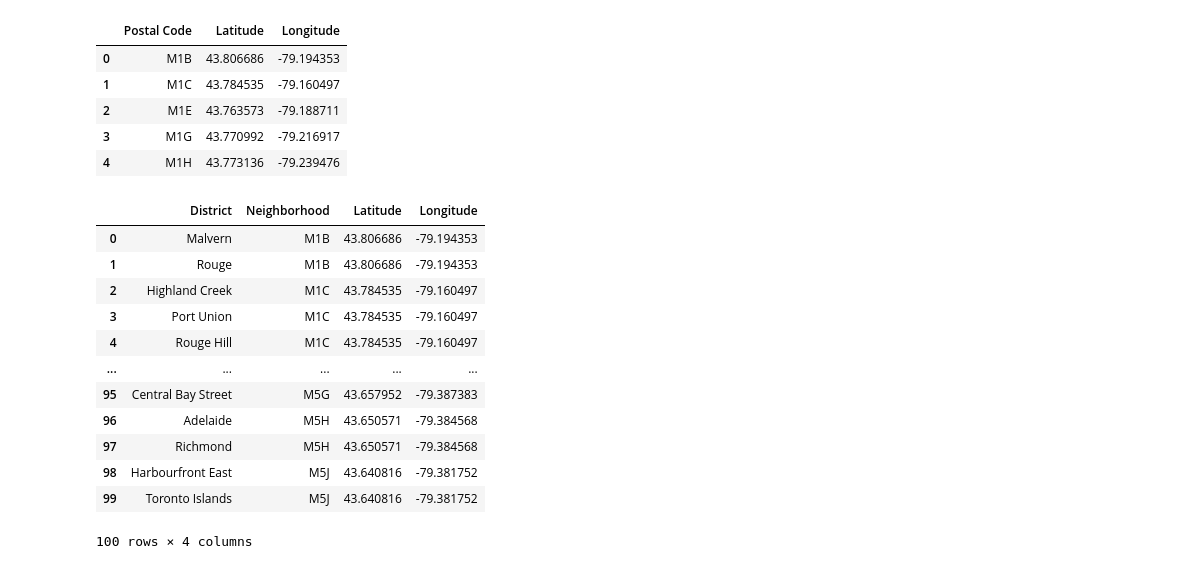
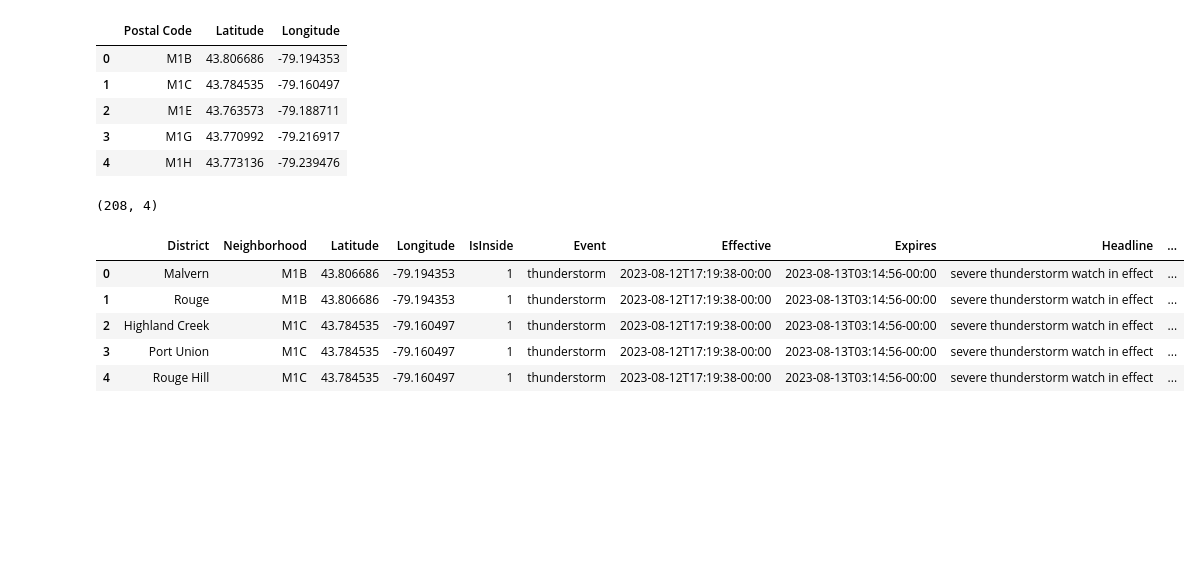
Before and after one commit to supragyabajpai/SchulichJourney_DataScience, a Jupyter notebook: DataBase/DB_P2.ipynb, the cells around one changed output. Drawn from its saved outputs; the diff is of its cells as text; code cells hidden in the pictures; blank space fills up the shorter version.

```diff
--- a/DataBase/DB_P2.ipynb
+++ b/DataBase/DB_P2.ipynb
@@ -80,8 +76,8 @@ req.url
 import os
 
 directory_path = r"C:\Users\supra\OneDrive\Desktop\Schulich MBAN\Sem- 1\Database fundamentals\WeatherAPI_file" # replace the file path
-latest_datz = "example_file.xml"
-full_path = os.path.join(directory_path, latest_datz)
+alert = "alert_file.xml"
+full_path = os.path.join(directory_path, alert)
 # %%
 with open(full_path, 'wb') as f:
     for chunk in req.iter_content(chunk_size=8192):
@@ -266,3 +281,12 @@ location_df.head()
 merged_df = pd.merge(neighborhood_df, location_df, left_on='Neighborhood', right_on='Postal Code', how='right')
 
 merged_df.drop('Postal Code', axis=1, inplace=True)
+# %%
+merged_df.shape
+# %% [output]
+(208, 4)
+# %%
+
+for index, row in merged_df.iterrows():
+    result = point_inside_polygon(row['Longitude'], row['Latitude'], polygon_points)
+    merged_df['IsInside'] = result
@@ -269,16 +300,17 @@ merged_df.drop('Postal Code', axis=1, inplace=True)
+# %%
+for i in merged_df['IsInside']:
+    if i == True:
+        merged_df['Event'] = event
+        merged_df['Effective'] = effective
+        merged_df['Expires'] = expires
+        merged_df['Headline'] = headline
+        merged_df['Description'] = description
 # %%
-merged_df.head(100)
+merged_df.head()
 # %% [output]
-|  | District | Neighborhood | Latitude | Longitude |
-| 0 | Malvern | M1B | 43.806686 | -79.194353 |
-| 1 | Rouge | M1B | 43.806686 | -79.194353 |
-| 2 | Highland Creek | M1C | 43.784535 | -79.160497 |
-| 3 | Port Union | M1C | 43.784535 | -79.160497 |
-| 4 | Rouge Hill | M1C | 43.784535 | -79.160497 |
-| ... | ... | ... | ... | ... |
-| 95 | Central Bay Street | M5G | 43.657952 | -79.387383 |
-| 96 | Adelaide | M5H | 43.650571 | -79.384568 |
-| 97 | Richmond | M5H | 43.650571 | -79.384568 |
-| 98 | Harbourfront East | M5J | 43.640816 | -79.381752 |
-| 99 | Toronto Islands | M5J | 43.640816 | -79.381752 |
+|  | District | Neighborhood | Latitude | Longitude | IsInside | Event | Effective | Expires | Headline | ... |
+| 0 | Malvern | M1B | 43.806686 | -79.194353 | 1 | thunderstorm | 2023-08-12T17:19:38-00:00 | 2023-08-13T03:14:56-00:00 | severe thunderstorm watch in effect | ... |
+| 1 | Rouge | M1B | 43.806686 | -79.194353 | 1 | thunderstorm | 2023-08-12T17:19:38-00:00 | 2023-08-13T03:14:56-00:00 | severe thunderstorm watch in effect | ... |
+| 2 | Highland Creek | M1C | 43.784535 | -79.160497 | 1 | thunderstorm | 2023-08-12T17:19:38-00:00 | 2023-08-13T03:14:56-00:00 | severe thunderstorm watch in effect | ... |
+| 3 | Port Union | M1C | 43.784535 | -79.160497 | 1 | thunderstorm | 2023-08-12T17:19:38-00:00 | 2023-08-13T03:14:56-00:00 | severe thunderstorm watch in effect | ... |
+| 4 | Rouge Hill | M1C | 43.784535 | -79.160497 | 1 | thunderstorm | 2023-08-12T17:19:38-00:00 | 2023-08-13T03:14:56-00:00 | severe thunderstorm watch in effect | ... |
-100 rows × 4 columns
```
Also changed, not shown: parts of 13 cells of this notebook.
